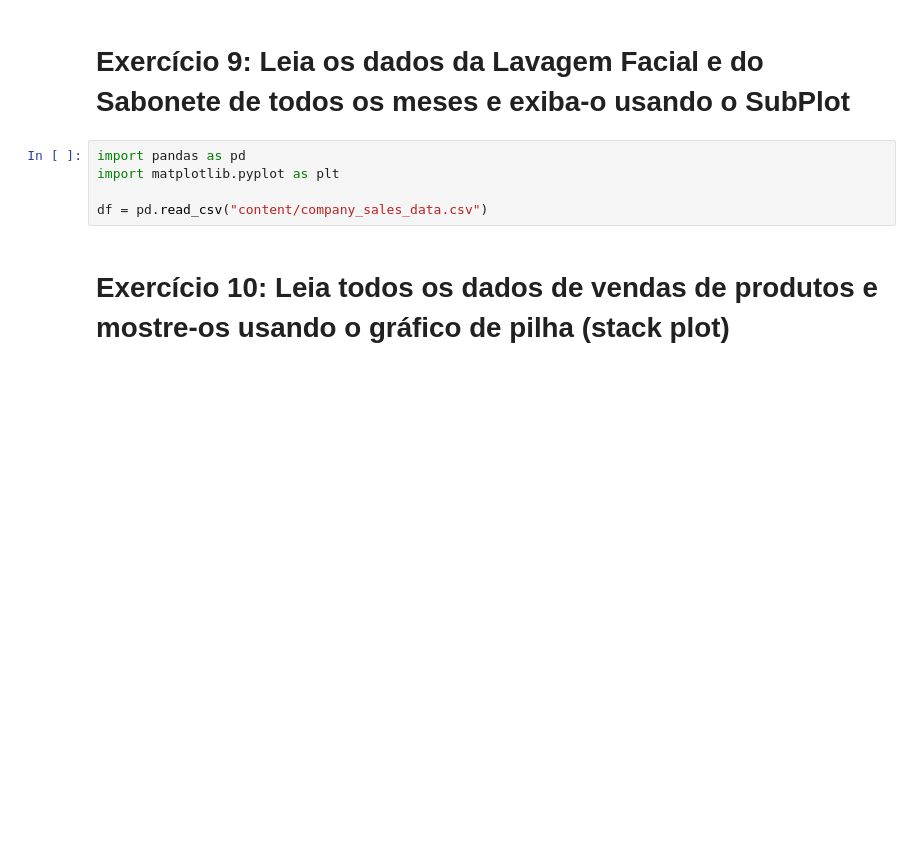
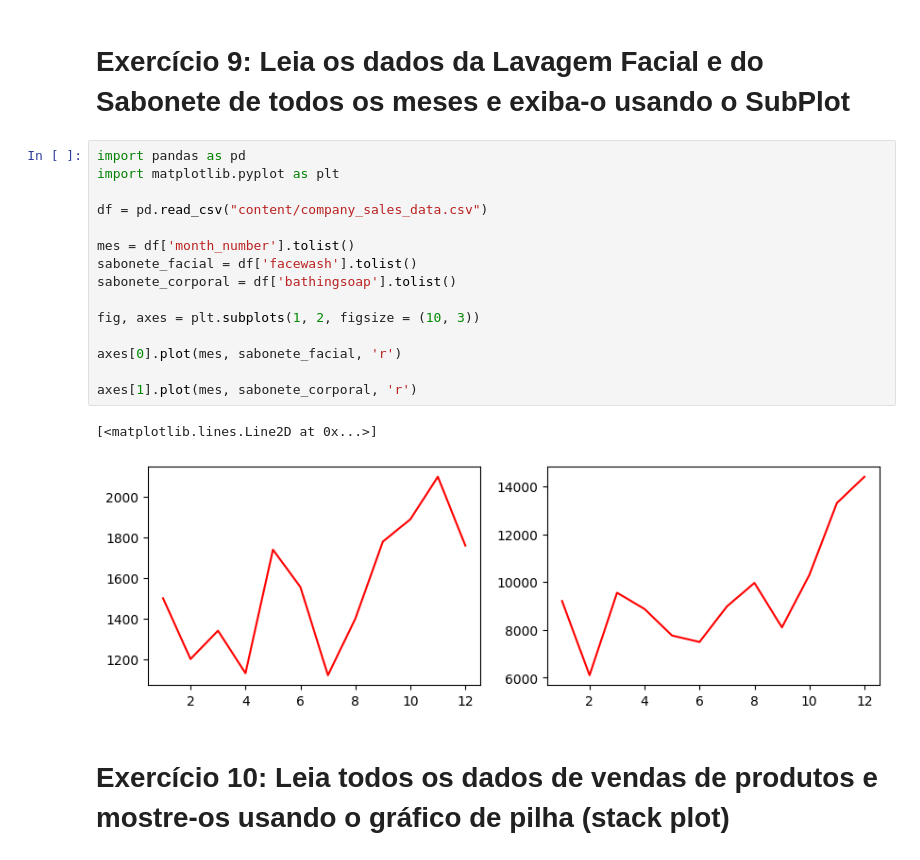
Before and after one commit to GianlucaStarke/introducao_ciencia_dados, a Jupyter notebook: Aula_03/plotanto_graficos/Matplotlib_Exercicio_Proposto.ipynb, the cells around one changed output. Saved outputs shown, nothing was run; the diff lists cells and outputs as text; blank space fills up the shorter version.

```diff
--- a/Aula_03/plotanto_graficos/Matplotlib_Exercicio_Proposto.ipynb
+++ b/Aula_03/plotanto_graficos/Matplotlib_Exercicio_Proposto.ipynb
@@ -179,8 +201,21 @@ df = pd.read_csv("content/company_sales_data.csv")
 # %%
 import pandas as pd
 import matplotlib.pyplot as plt
 
 df = pd.read_csv("content/company_sales_data.csv")
+
+mes = df['month_number'].tolist()
+sabonete_facial = df['facewash'].tolist()
+sabonete_corporal = df['bathingsoap'].tolist()
+
+fig, axes = plt.subplots(1, 2, figsize = (10, 3))
+
+axes[0].plot(mes, sabonete_facial, 'r')
+
+axes[1].plot(mes, sabonete_corporal, 'r')
+# %% [output]
+[<matplotlib.lines.Line2D at 0x...>]
+[figure, added]
 # %% [markdown]
 # **Exercício 10: Leia todos os dados de vendas de produtos e mostre-os usando o gráfico de pilha (stack plot)**
 # %%
```
Also changed, not shown: parts of 5 cells of this notebook, 1 other file.
